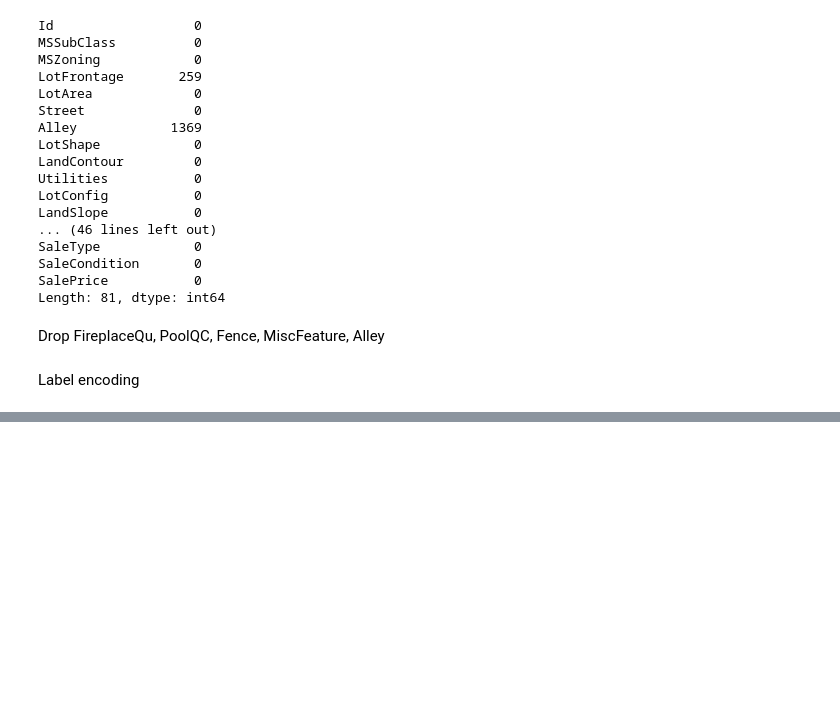
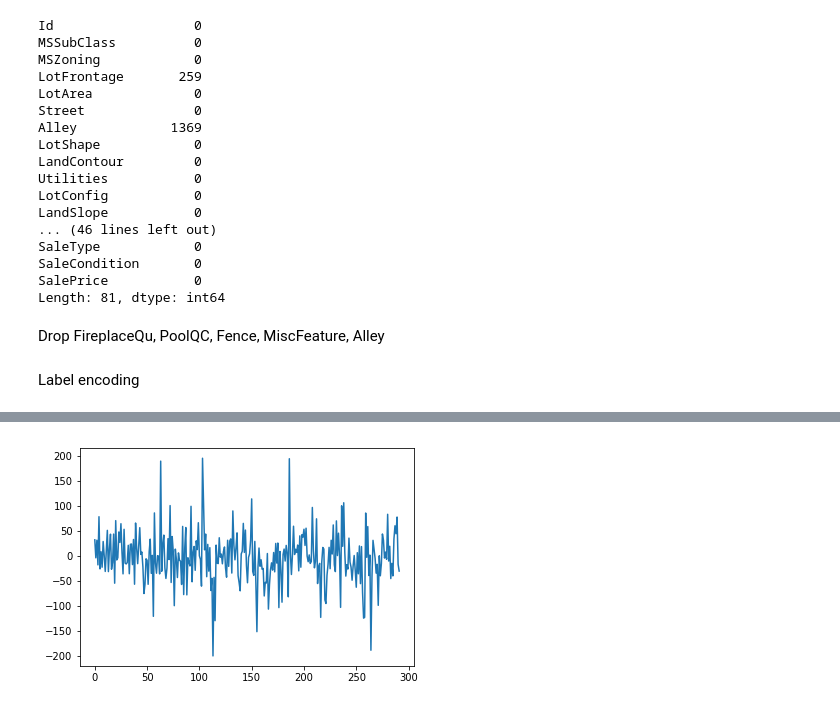
Before and after one commit to chrolss/machinelearing, a Jupyter notebook: competition/house-prices-advanced-regression-techniques/notebook.ipynb, the cells around one changed output, grey strips where cells are left out. Saved outputs shown, nothing was run; the diff lists cells and outputs as text; code cells hidden in the pictures; blank space fills up the shorter version.

```diff
--- a/competition/house-prices-advanced-regression-techniques/notebook.ipynb
+++ b/competition/house-prices-advanced-regression-techniques/notebook.ipynb
@@ -73,0 +103,5 @@ Index(['Id', 'MSSubClass', 'MSZoning', 'LotFrontage', 'LotArea', 'Street',
+# %%
+plt.plot((test_y - predictions))
+plt.show()
+# %% [output]
+[figure, added]
```
Also changed, not shown: parts of 11 cells of this notebook.
